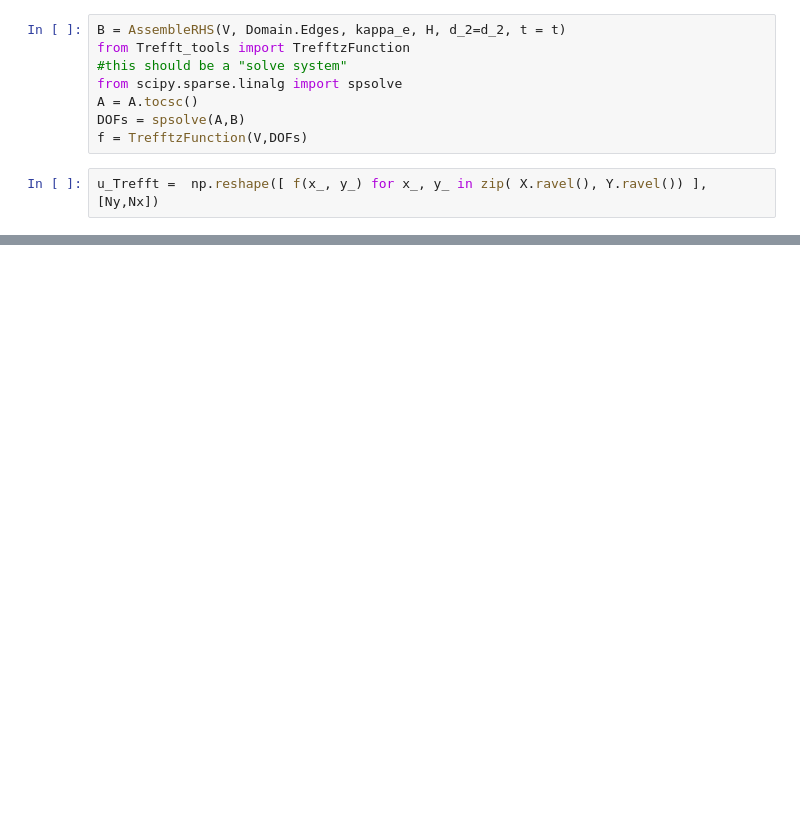
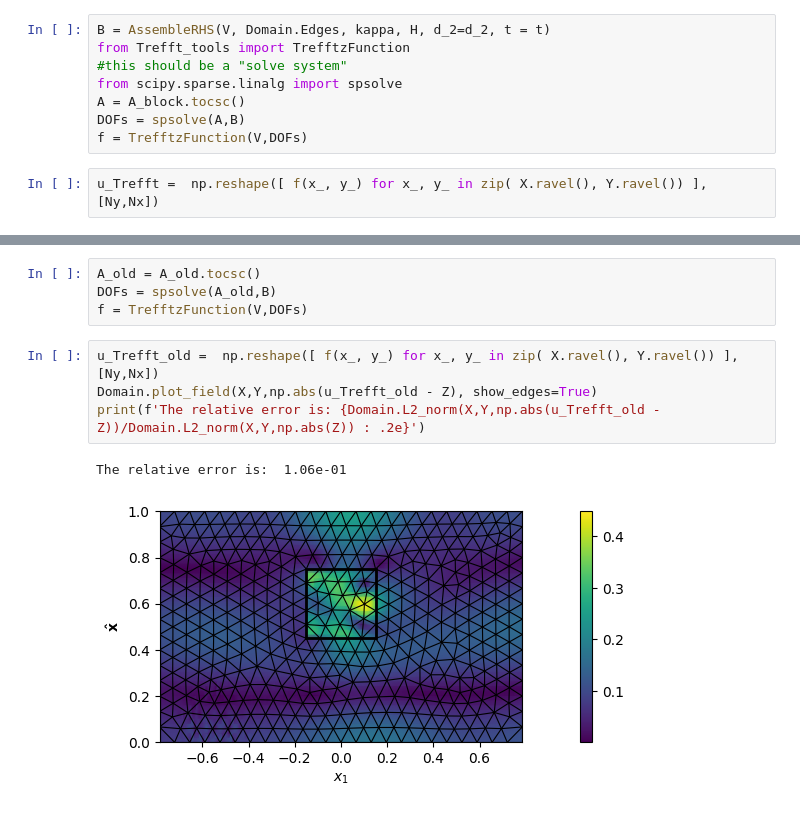
Before and after one commit to MPenaR/UWVFTrefftz, a Jupyter notebook: src/sandbox.ipynb, the cells around one changed output, grey strips where cells are left out. Drawn from its saved outputs; the diff is of its cells as text; blank space fills up the shorter version.

```diff
--- a/src/sandbox.ipynb
+++ b/src/sandbox.ipynb
@@ -67,9 +68,9 @@ print(f'{NDOF} degrees of freedom.\n Matrix with {np.count_nonzero(A.toarray())}
 # %%
-B = AssembleRHS(V, Domain.Edges, kappa_e, H, d_2=d_2, t = t)
+B = AssembleRHS(V, Domain.Edges, kappa, H, d_2=d_2, t = t)
 from Trefft_tools import TrefftzFunction
 #this should be a "solve system"
 from scipy.sparse.linalg import spsolve
-A = A.tocsc()
+A = A_block.tocsc()
 DOFs = spsolve(A,B)
 f = TrefftzFunction(V,DOFs)
 # %%
@@ -86,0 +88,11 @@ The relative error is:  6.73e-01
+# %%
+A_old = A_old.tocsc()
+DOFs = spsolve(A_old,B)
+f = TrefftzFunction(V,DOFs)
+# %%
+u_Trefft_old =  np.reshape([ f(x_, y_) for x_, y_ in zip( X.ravel(), Y.ravel()) ], [Ny,Nx])
+Domain.plot_field(X,Y,np.abs(u_Trefft_old - Z), show_edges=True)
+print(f'The relative error is: {Domain.L2_norm(X,Y,np.abs(u_Trefft_old - Z))/Domain.L2_norm(X,Y,np.abs(Z)) : .2e}')
+# %% [output]
+The relative error is:  1.06e-01
+[figure, added]
```
Also changed, not shown: parts of 9 cells of this notebook, 4 other files.
